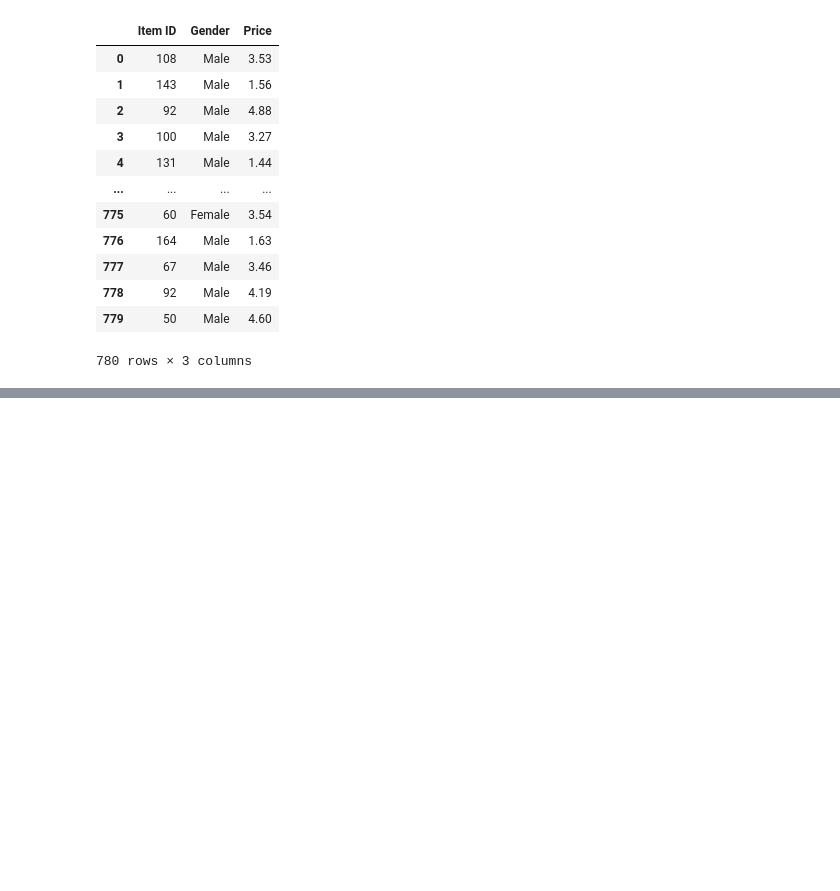
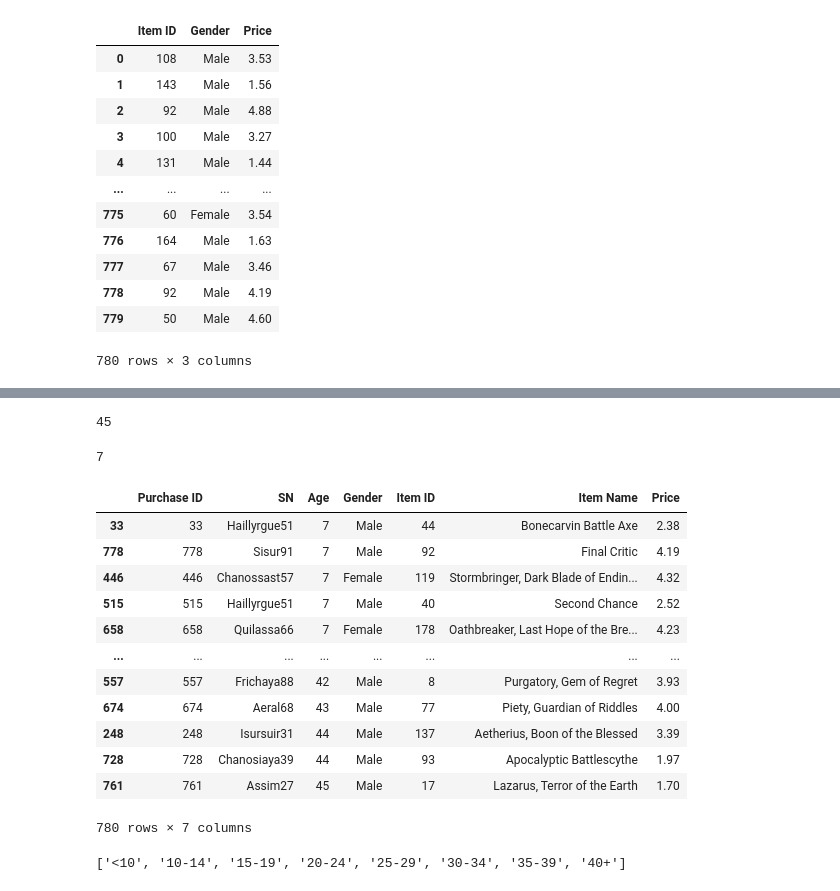
Before and after one commit to uzmabb182/Pandas-Challenge, a Jupyter notebook: HeroesOfPymoli.ipynb, the cells around one changed output, grey strips where cells are left out. Drawn from its saved outputs; the diff is of its cells as text; code cells hidden in the pictures; blank space fills up the shorter version.

```diff
--- a/HeroesOfPymoli.ipynb
+++ b/HeroesOfPymoli.ipynb
@@ -263,0 +457,27 @@ new_df
+# %%
+df = purchase_data_df["Age"].max()
+df
+# %% [output]
+45
+# %%
+df = purchase_data_df["Age"].min()
+df
+# %% [output]
+7
+# %%
+# sorting this dataframe by age
+purchase_data_df.sort_values(("Age"), ascending=True)
+# %% [output]
+|  | Purchase ID | SN | Age | Gender | Item ID | Item Name | Price |
+| 33 | 33 | Haillyrgue51 | 7 | Male | 44 | Bonecarvin Battle Axe | 2.38 |
+| 778 | 778 | Sisur91 | 7 | Male | 92 | Final Critic | 4.19 |
+| 446 | 446 | Chanossast57 | 7 | Female | 119 | Stormbringer, Dark Blade of Endin... | 4.32 |
+| 515 | 515 | Haillyrgue51 | 7 | Male | 40 | Second Chance | 2.52 |
+| 658 | 658 | Quilassa66 | 7 | Female | 178 | Oathbreaker, Last Hope of the Bre... | 4.23 |
+| ... | ... | ... | ... | ... | ... | ... | ... |
+| 557 | 557 | Frichaya88 | 42 | Male | 8 | Purgatory, Gem of Regret | 3.93 |
+| 674 | 674 | Aeral68 | 43 | Male | 77 | Piety, Guardian of Riddles | 4.00 |
+| 248 | 248 | Isursuir31 | 44 | Male | 137 | Aetherius, Boon of the Blessed | 3.39 |
+| 728 | 728 | Chanosiaya39 | 44 | Male | 93 | Apocalyptic Battlescythe | 1.97 |
+| 761 | 761 | Assim27 | 45 | Male | 17 | Lazarus, Terror of the Earth | 1.70 |
+780 rows × 7 columns
@@ -263,0 +487,6 @@ new_df
+# %%
+# Create the names for the five bins
+bin_names = ["<10", "10-14", "15-19", "20-24", "25-29", "30-34", "35-39","40+"]
+bin_names
+# %% [output]
+['<10', '10-14', '15-19', '20-24', '25-29', '30-34', '35-39', '40+']
```
Also changed, not shown: parts of 58 cells of this notebook.
